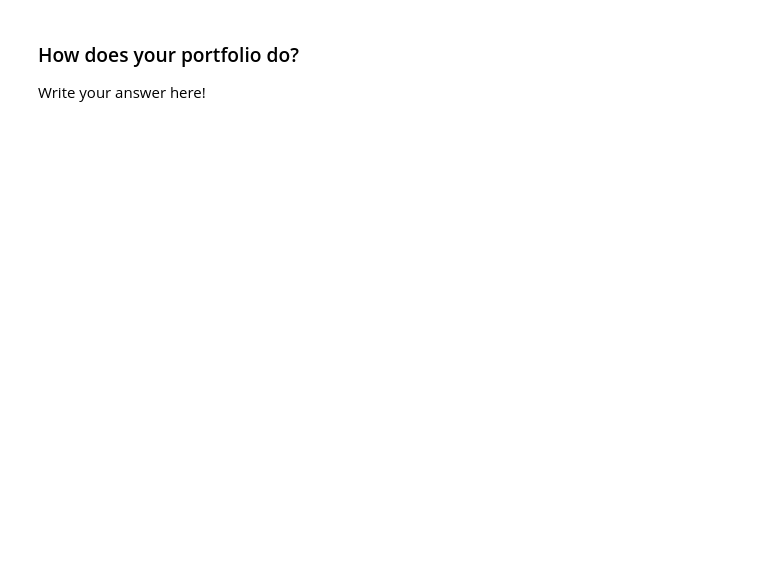
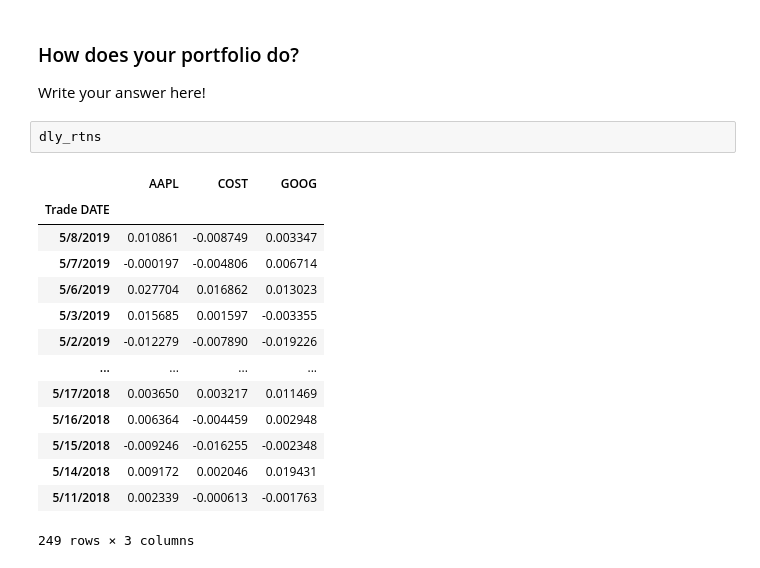
Before and after one commit to OrlandoFuller/A-Whale-Off-the-Portfolio, a Jupyter notebook: whale_analysis.ipynb, the cells around one changed output. Saved outputs shown, nothing was run; the diff lists cells and outputs as text; blank space fills up the shorter version.

```diff
--- a/whale_analysis.ipynb
+++ b/whale_analysis.ipynb
@@ -622,3 +620,20 @@ sharpe_ratios.plot(figsize=(30,15), kind="bar", title="Combined Portfolio's Shar
 ### How does your portfolio do?
 
 Write your answer here!
+# %%
+dly_rtns
+# %% [output]
+|  | AAPL | COST | GOOG |
+| Trade DATE |  |  |  |
+| 5/8/2019 | 0.010861 | -0.008749 | 0.003347 |
+| 5/7/2019 | -0.000197 | -0.004806 | 0.006714 |
+| 5/6/2019 | 0.027704 | 0.016862 | 0.013023 |
+| 5/3/2019 | 0.015685 | 0.001597 | -0.003355 |
+| 5/2/2019 | -0.012279 | -0.007890 | -0.019226 |
+| ... | ... | ... | ... |
+| 5/17/2018 | 0.003650 | 0.003217 | 0.011469 |
+| 5/16/2018 | 0.006364 | -0.004459 | 0.002948 |
+| 5/15/2018 | -0.009246 | -0.016255 | -0.002348 |
+| 5/14/2018 | 0.009172 | 0.002046 | 0.019431 |
+| 5/11/2018 | 0.002339 | -0.000613 | -0.001763 |
+249 rows × 3 columns
```
Also changed, not shown: parts of 5 cells of this notebook.
